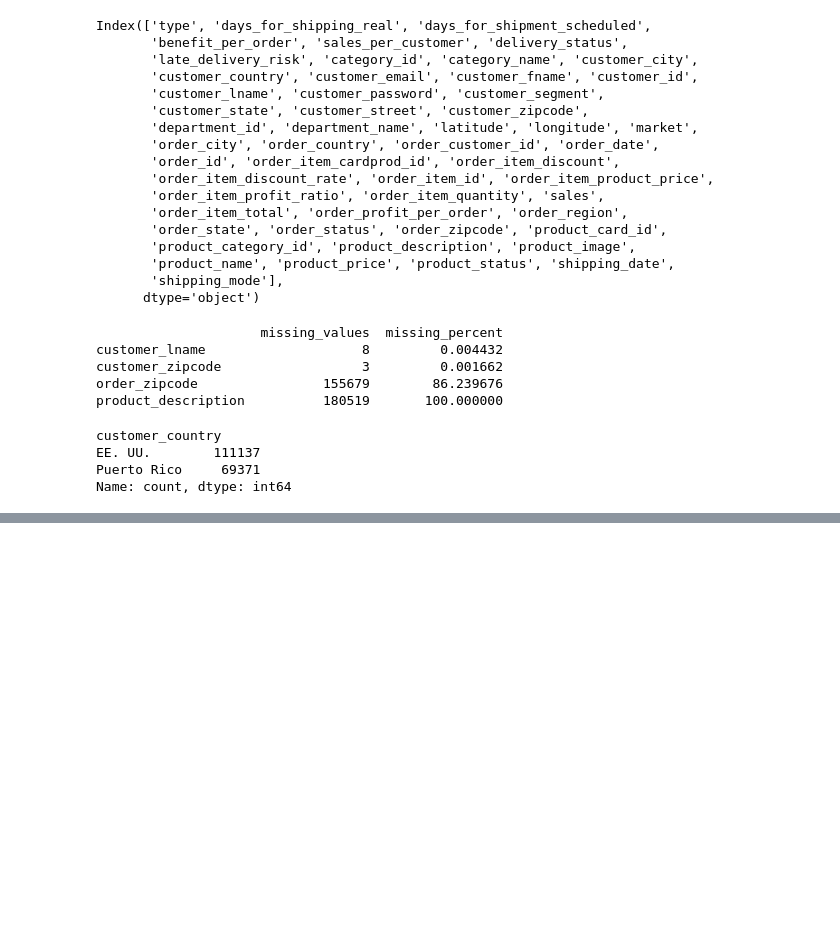
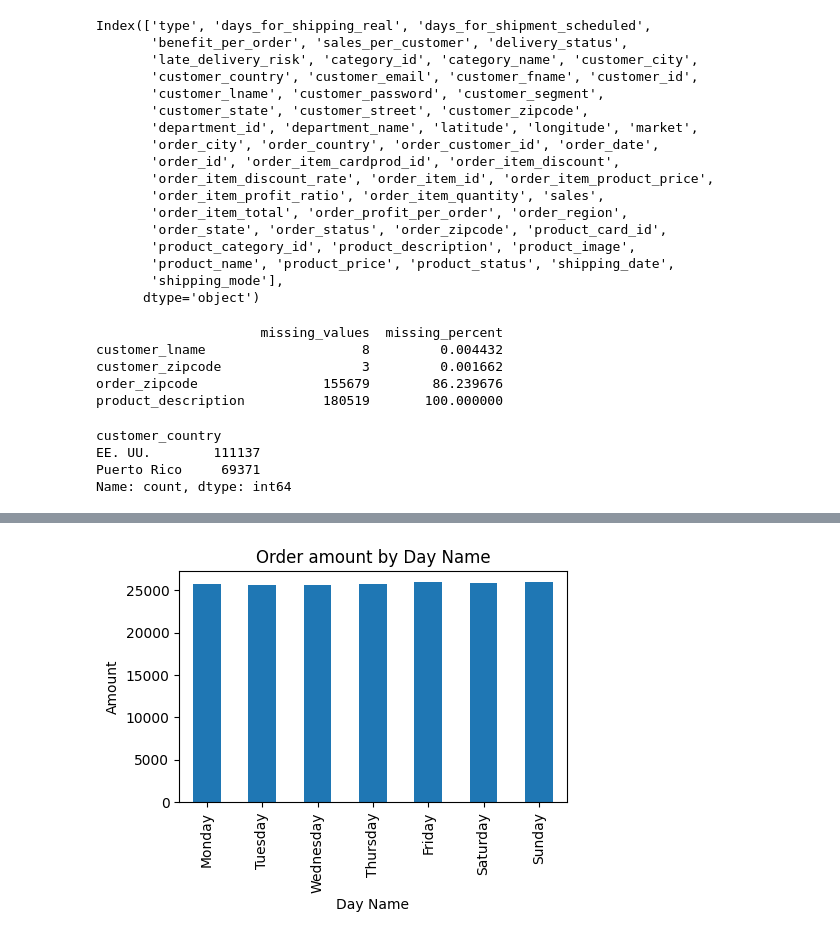
Before and after one commit to nh-adorie/scm-co-smart-project, a Jupyter notebook: notebook/eda.ipynb, the cells around one changed output, grey strips where cells are left out. Saved outputs shown, nothing was run; the diff lists cells and outputs as text; code cells hidden in the pictures; blank space fills up the shorter version.

```diff
--- a/notebook/eda.ipynb
+++ b/notebook/eda.ipynb
@@ -173,0 +248,12 @@ Name: order_date, Length: 180508, dtype: datetime64[ns]
+# %%
+# bar chart for order_day_name
+plt.figure(figsize=(5,3))
+df['order_day_name'].value_counts().reindex(
+    ["Monday","Tuesday","Wednesday","Thursday","Friday","Saturday","Sunday"]
+).plot(kind='bar')
+plt.title("Order amount by Day Name")
+plt.xlabel("Day Name")
+plt.ylabel("Amount")
+plt.show()
+# %% [output]
+[figure, added]
```
Also changed, not shown: parts of 16 cells of this notebook.
